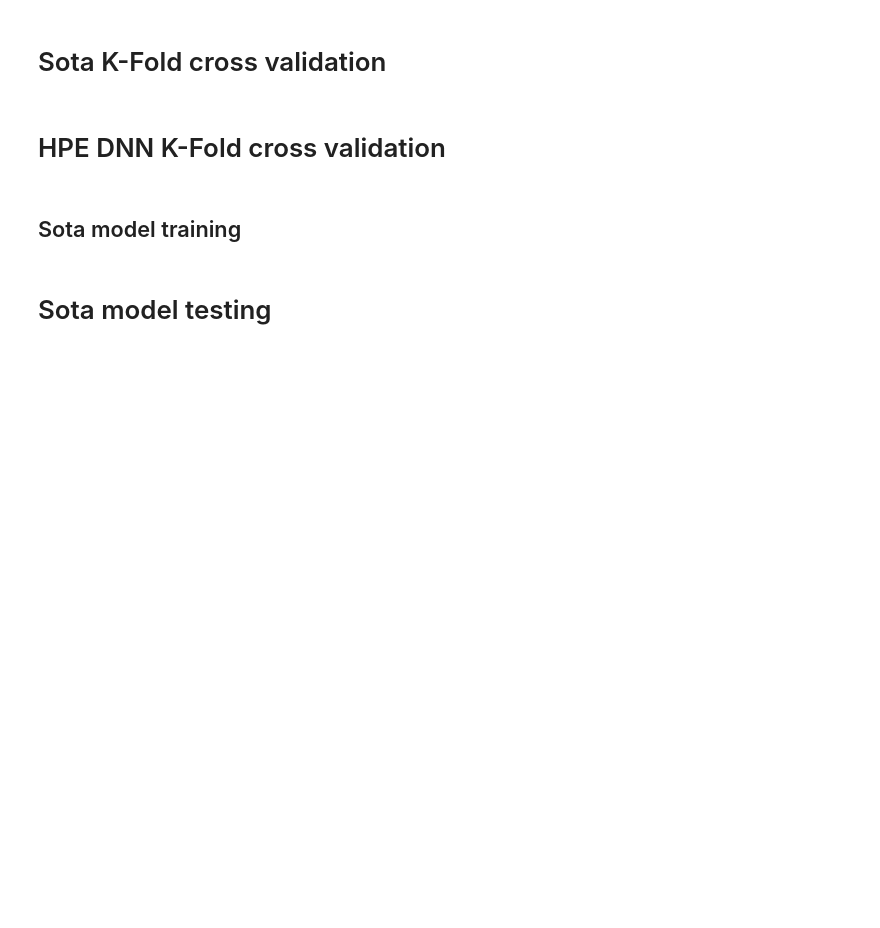
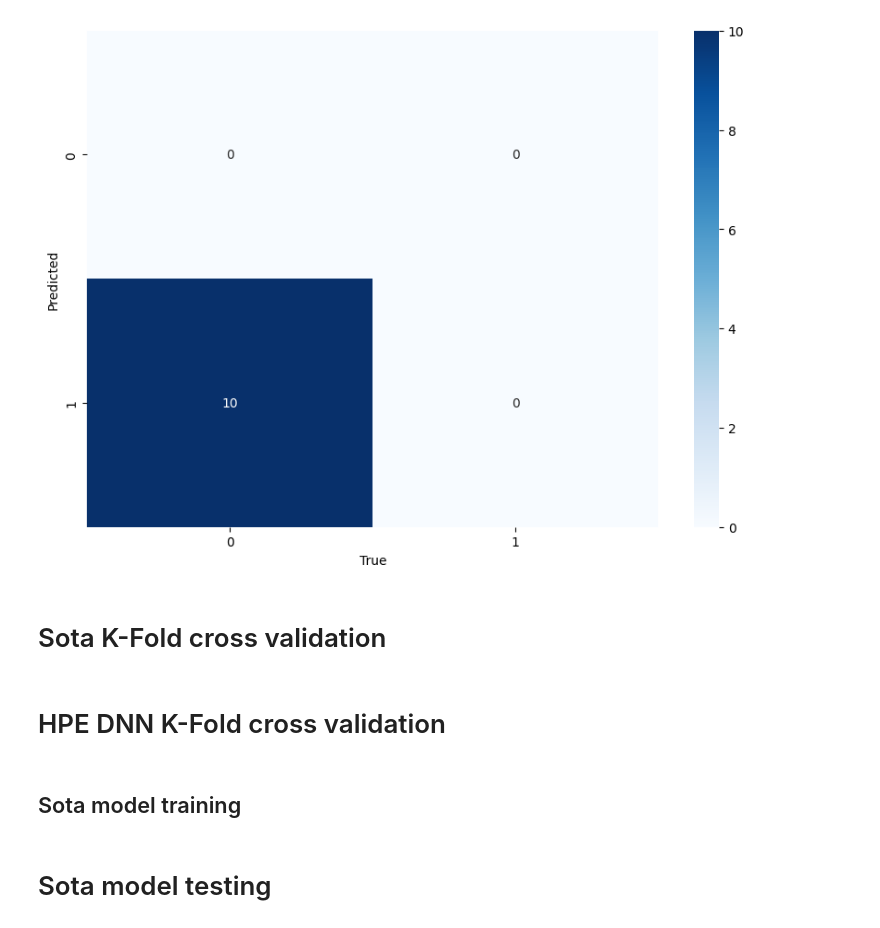
Before and after one commit to tomdec/climbing-technique-detector, a Jupyter notebook: poc_notebook.ipynb, the cells around one changed output. Saved outputs shown, nothing was run; the diff lists cells and outputs as text; code cells hidden in the pictures; blank space fills up the shorter version.

```diff
--- a/poc_notebook.ipynb
+++ b/poc_notebook.ipynb
@@ -7,3 +67,25 @@ plot_frame_count_distributions(samples_root_dir)
+# %%
+import numpy as np
+from pandas import DataFrame
+
+
+labels = np.zeros(10)
+predictions = np.ones(10)
+
+test_cm = tf.math.confusion_matrix(labels=labels, predictions=predictions)
+test_cm = np.transpose(test_cm)
+test_cm_df = DataFrame(test_cm, index=[0, 1], columns=[0, 1])
+
+fig = plt.figure(figsize=(10, 7))
+
+sn.heatmap(test_cm_df, annot=True, cmap="Blues")
+
+plt.xlabel("True")
+plt.ylabel("Predicted")
+
+plt.show()
+# %% [output]
+[figure, added]
 # %% [markdown]
 # Sota K-Fold cross validation
 # %%
```
Also changed, not shown: parts of 3 cells of this notebook, 1 other file.
